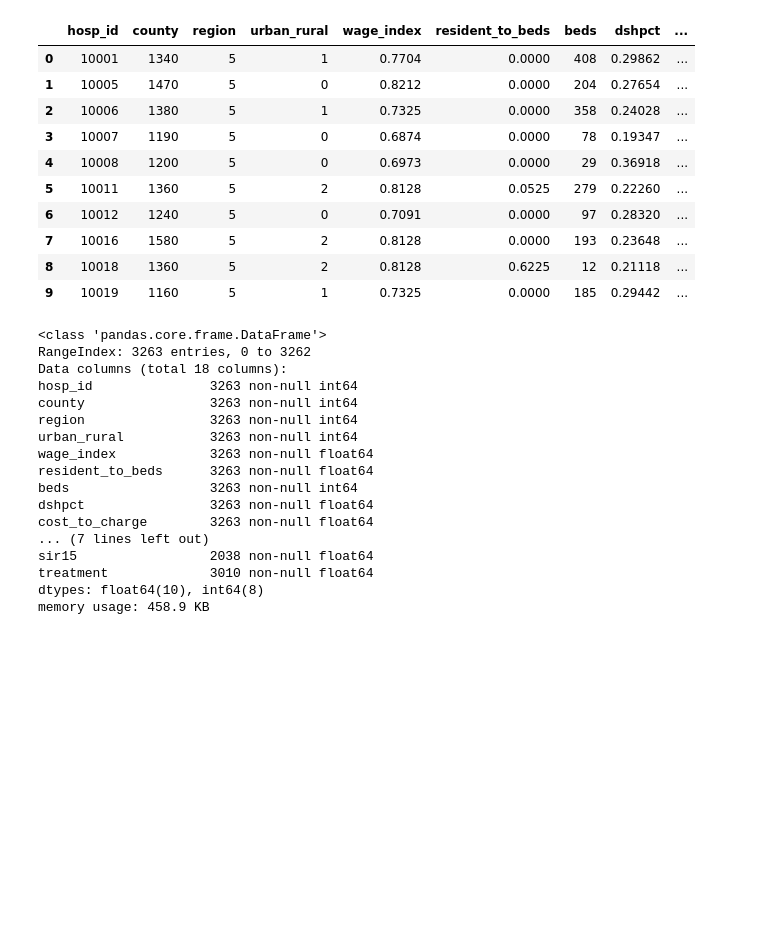
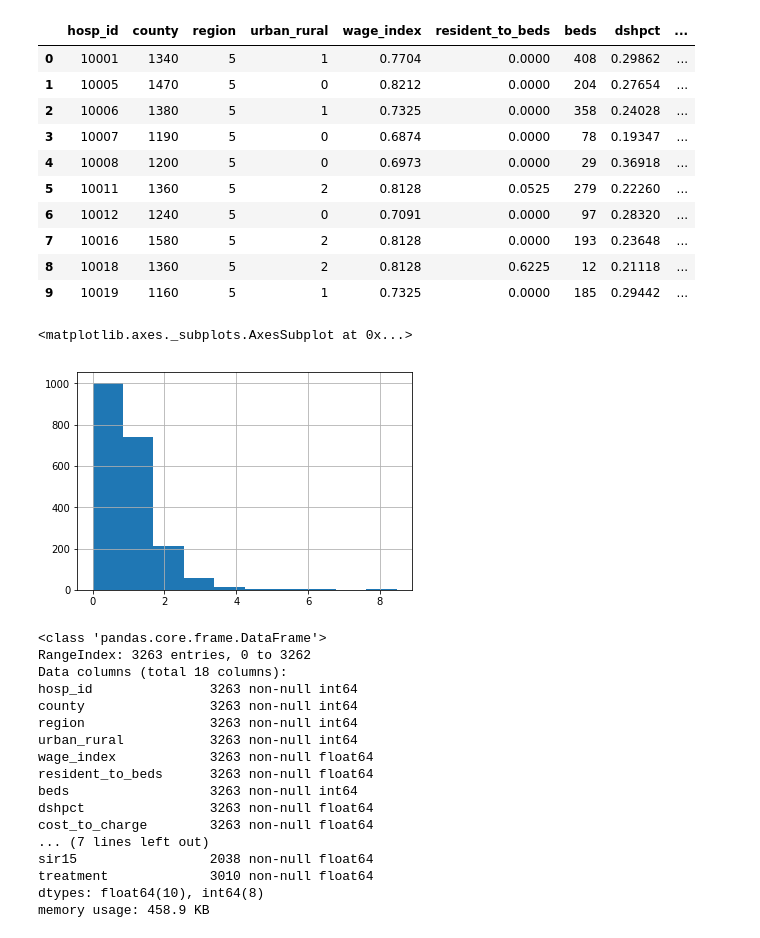
Before and after one commit to steeznation16/Mathematica_Data_Exercise, a Jupyter notebook: Data Exploration.ipynb, the cells around one changed output. Saved outputs shown, nothing was run; the diff lists cells and outputs as text; code cells hidden in the pictures; blank space fills up the shorter version.

```diff
--- a/Data Exploration.ipynb
+++ b/Data Exploration.ipynb
@@ -185,6 +185,11 @@ df.head(10)
 | 7 | 10016 | 1580 | 5 | 2 | 0.8128 | 0.0000 | 193 | 0.23648 | ... |
 | 8 | 10018 | 1360 | 5 | 2 | 0.8128 | 0.6225 | 12 | 0.21118 | ... |
 | 9 | 10019 | 1160 | 5 | 1 | 0.7325 | 0.0000 | 185 | 0.29442 | ... |
+# %%
+df.sir15.hist()
+# %% [output]
+<matplotlib.axes._subplots.AxesSubplot at 0x...>
+[figure, added]
 # %%
 df.info()
 # %% [output]
```
Also changed, not shown: parts of 7 cells of this notebook.
